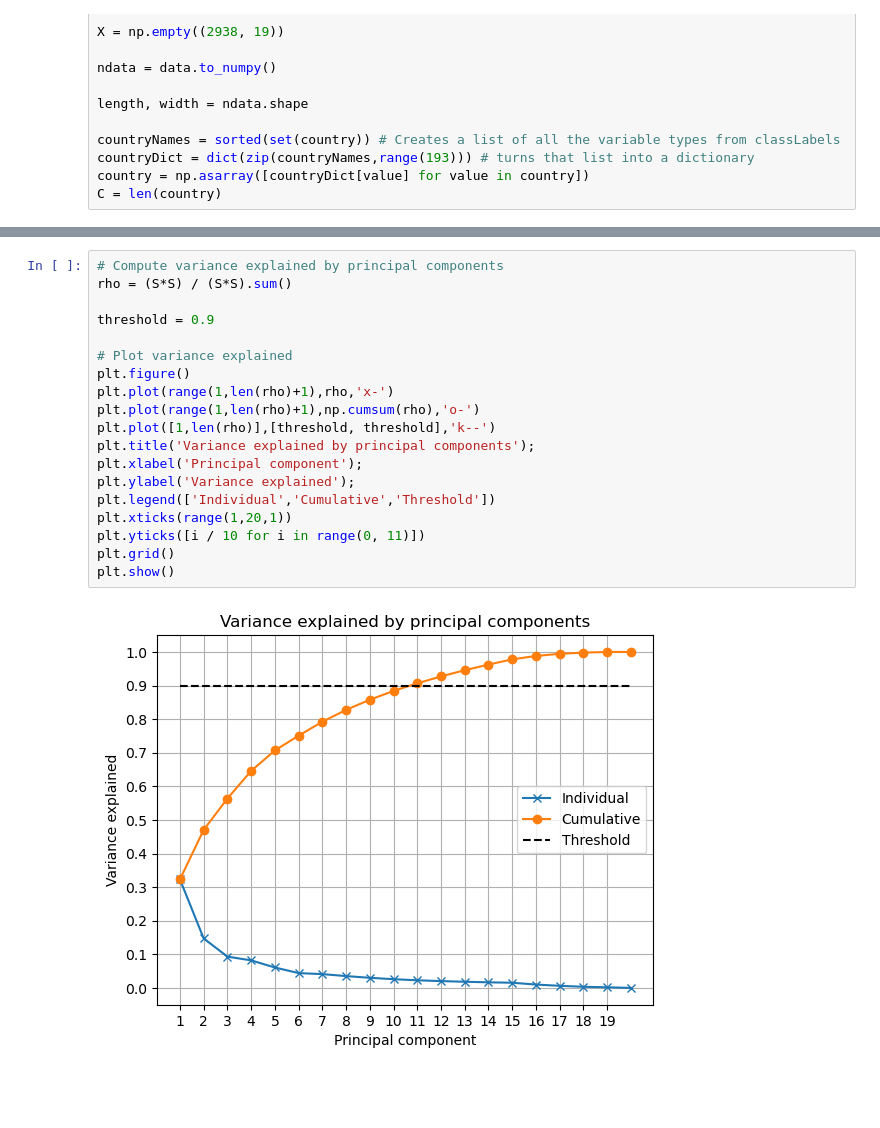
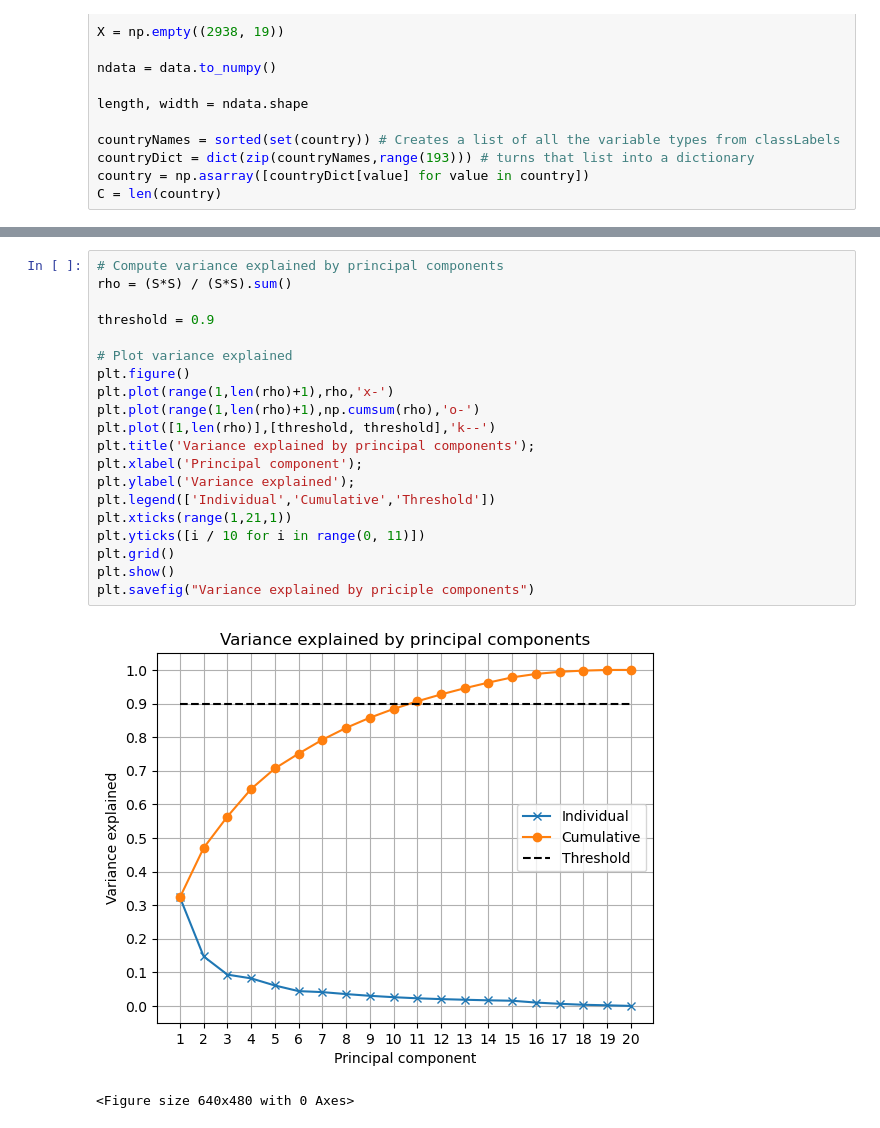
Before and after one commit to Apros7/DTU_MachineLearning, a Jupyter notebook: Project1/Will PCA.ipynb, the cells around one changed output, grey strips where cells are left out. Drawn from its saved outputs; the diff is of its cells as text; blank space fills up the shorter version.

```diff
--- a/Project1/Will PCA.ipynb
+++ b/Project1/Will PCA.ipynb
@@ -93,24 +87,26 @@ plt.show()
 # %%
 # Compute variance explained by principal components
 rho = (S*S) / (S*S).sum()
 
 threshold = 0.9
 
 # Plot variance explained
 plt.figure()
 plt.plot(range(1,len(rho)+1),rho,'x-')
 plt.plot(range(1,len(rho)+1),np.cumsum(rho),'o-')
 plt.plot([1,len(rho)],[threshold, threshold],'k--')
 plt.title('Variance explained by principal components');
 plt.xlabel('Principal component');
 plt.ylabel('Variance explained');
 plt.legend(['Individual','Cumulative','Threshold'])
-plt.xticks(range(1,20,1))
+plt.xticks(range(1,21,1))
 plt.yticks([i / 10 for i in range(0, 11)])
 plt.grid()
 plt.show()
+plt.savefig("Variance explained by priciple components")
 # %% [output]
-[figure, old version]
+[figure, new version]
+<Figure size 640x480 with 0 Axes>
 # %%
 
 
```
Also changed, not shown: parts of 3 cells of this notebook.
